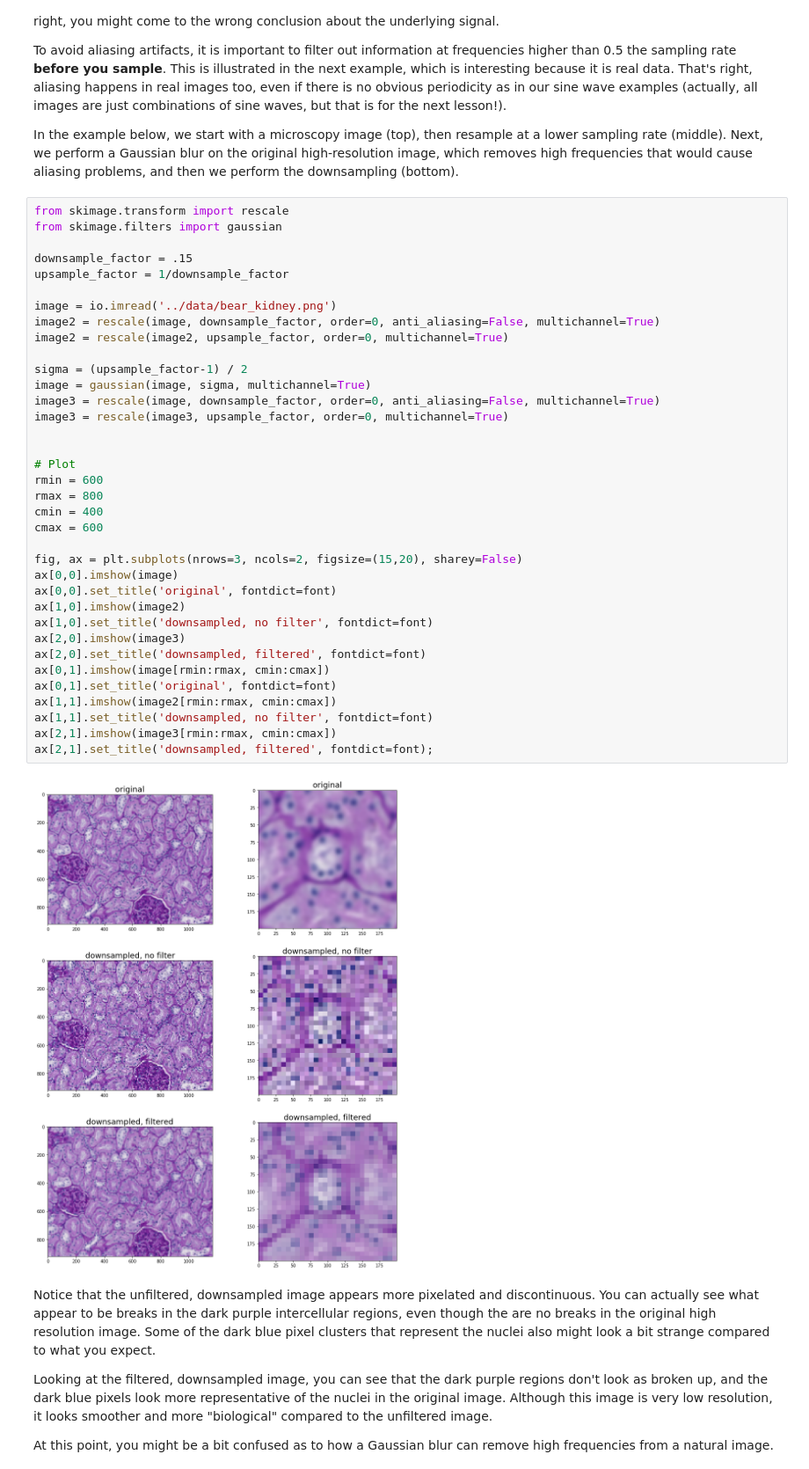
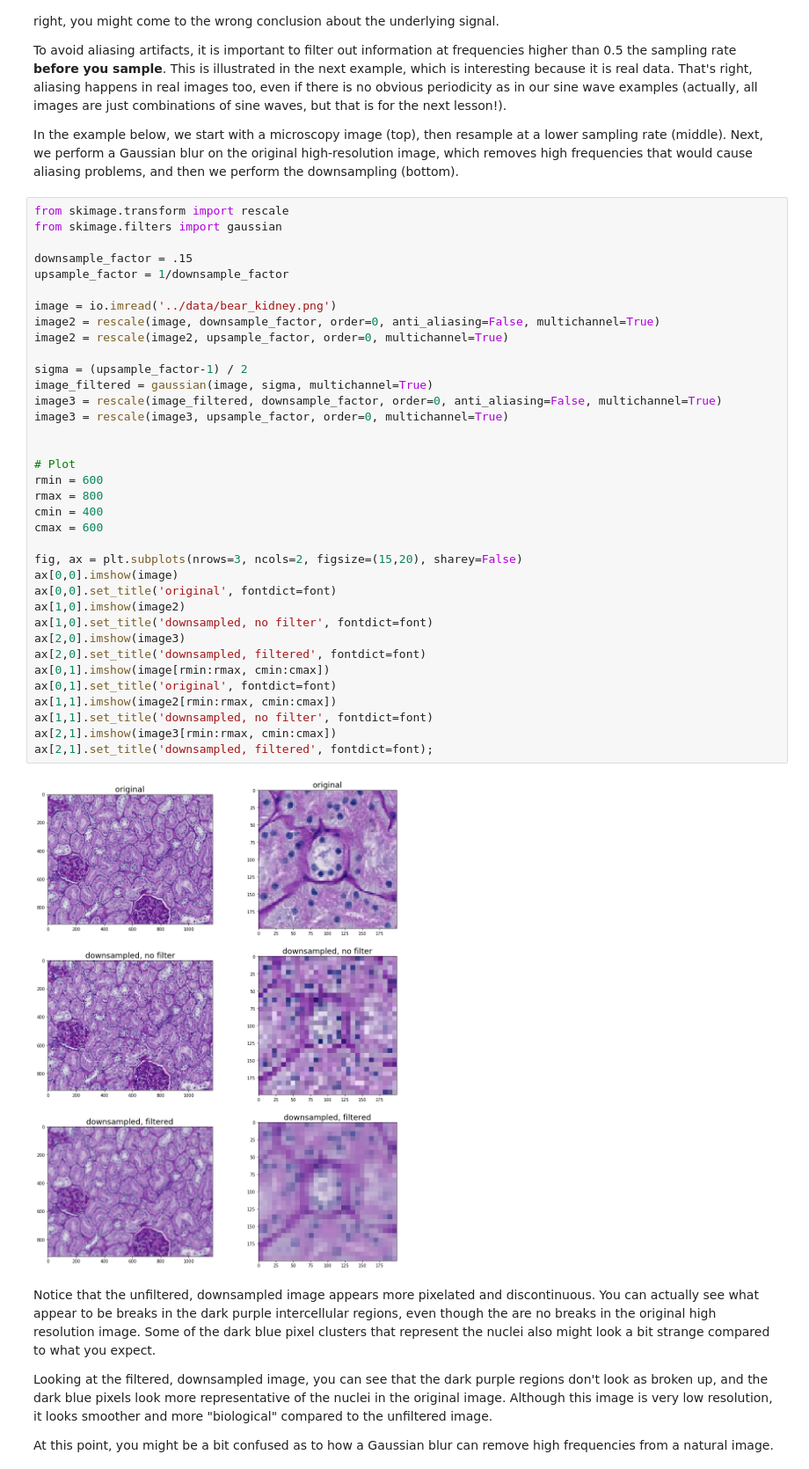
Before and after one commit to TheJacksonLaboratory/images-as-signals, a Jupyter notebook: lessons/1-Sampling_Theorem.ipynb, the cells around one changed output. Shown at 88% size. Drawn from its saved outputs; the diff is of its cells as text.

```diff
--- a/lessons/1-Sampling_Theorem.ipynb
+++ b/lessons/1-Sampling_Theorem.ipynb
@@ -473,36 +473,36 @@ downsample_factor = .15
 upsample_factor = 1/downsample_factor
 
 image = io.imread('../data/bear_kidney.png')
 image2 = rescale(image, downsample_factor, order=0, anti_aliasing=False, multichannel=True)
 image2 = rescale(image2, upsample_factor, order=0, multichannel=True)
 
 sigma = (upsample_factor-1) / 2
-image = gaussian(image, sigma, multichannel=True)
-image3 = rescale(image, downsample_factor, order=0, anti_aliasing=False, multichannel=True)
+image_filtered = gaussian(image, sigma, multichannel=True)
+image3 = rescale(image_filtered, downsample_factor, order=0, anti_aliasing=False, multichannel=True)
 image3 = rescale(image3, upsample_factor, order=0, multichannel=True)
 
 
 # Plot
 rmin = 600
 rmax = 800
 cmin = 400
 cmax = 600
 
 fig, ax = plt.subplots(nrows=3, ncols=2, figsize=(15,20), sharey=False)
 ax[0,0].imshow(image)
 ax[0,0].set_title('original', fontdict=font)
 ax[1,0].imshow(image2)
 ax[1,0].set_title('downsampled, no filter', fontdict=font)
 ax[2,0].imshow(image3)
 ax[2,0].set_title('downsampled, filtered', fontdict=font)
 ax[0,1].imshow(image[rmin:rmax, cmin:cmax])
 ax[0,1].set_title('original', fontdict=font)
 ax[1,1].imshow(image2[rmin:rmax, cmin:cmax])
 ax[1,1].set_title('downsampled, no filter', fontdict=font)
 ax[2,1].imshow(image3[rmin:rmax, cmin:cmax])
 ax[2,1].set_title('downsampled, filtered', fontdict=font);
 # %% [output]
-[figure, old version]
+[figure, new version]
 # %% [markdown]
 Notice that the unfiltered, downsampled image appears more pixelated and discontinuous. You can actually see what appear to be breaks in the dark purple intercellular regions, even though the are no breaks in the original high resolution image. Some of the dark blue pixel clusters that represent the nuclei also might look a bit strange compared to what you expect.
 
```
Also changed, not shown: parts of 5 cells of this notebook, 1 other file.
